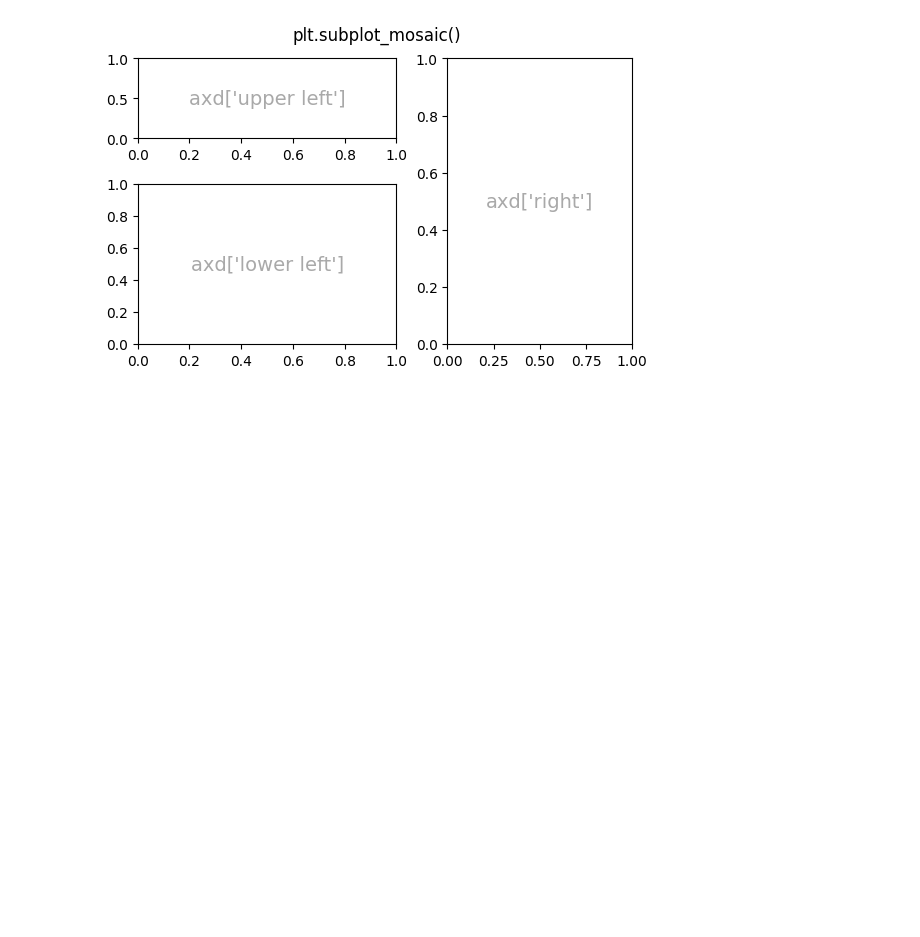
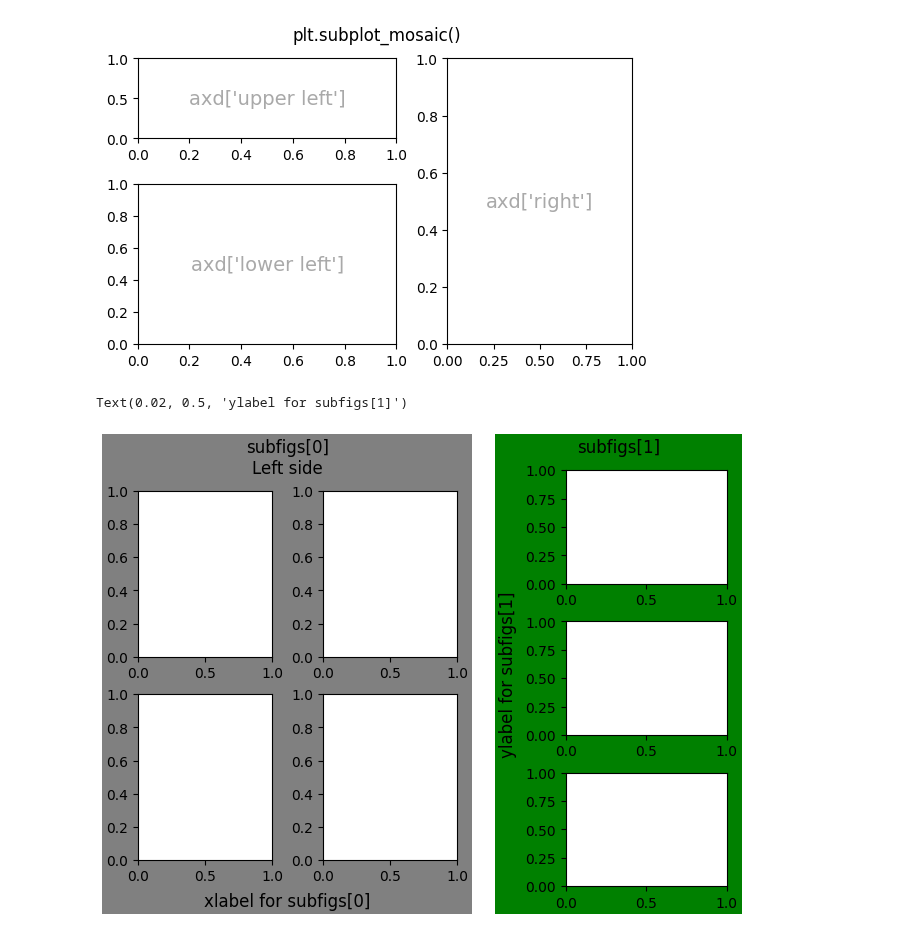
Before and after one commit to manasesmutembei11/ML, a Jupyter notebook: matplotlib_axes&subplots.ipynb, the cells around one changed output. Saved outputs shown, nothing was run; the diff lists cells and outputs as text; code cells hidden in the pictures; blank space fills up the shorter version.

Commit message:
Matplotlib Axes and Subplots

```diff
--- a/matplotlib_axes&subplots.ipynb
+++ b/matplotlib_axes&subplots.ipynb
@@ -160,3 +160,22 @@ fig.suptitle('plt.subplot_mosaic()')
 # %% [output]
 Text(0.5, 0.98, 'plt.subplot_mosaic()')
 [figure]
+# %%
+'''
+Sometimes it is helpful to have two or more grids of Axes that may not need to be related to one another.
+The most simple way to accomplish this is to use Figure.subfigures.
+'''
+fig = plt.figure(layout="constrained")
+subfigs = fig.subfigures(1, 2, wspace=0.07, width_ratios=[1.5, 1.])
+axs0 = subfigs[0].subplots(2, 2)
+subfigs[0].set_facecolor('grey')
+subfigs[0].suptitle('subfigs[0]\nLeft side')
+subfigs[0].supxlabel('xlabel for subfigs[0]')
+
+axs1 = subfigs[1].subplots(3, 1)
+subfigs[1].set_facecolor('green')
+subfigs[1].suptitle('subfigs[1]')
+subfigs[1].supylabel('ylabel for subfigs[1]')
+# %% [output]
+Text(0.02, 0.5, 'ylabel for subfigs[1]')
+[figure, added]
```
Also changed, not shown: parts of 3 cells of this notebook.
